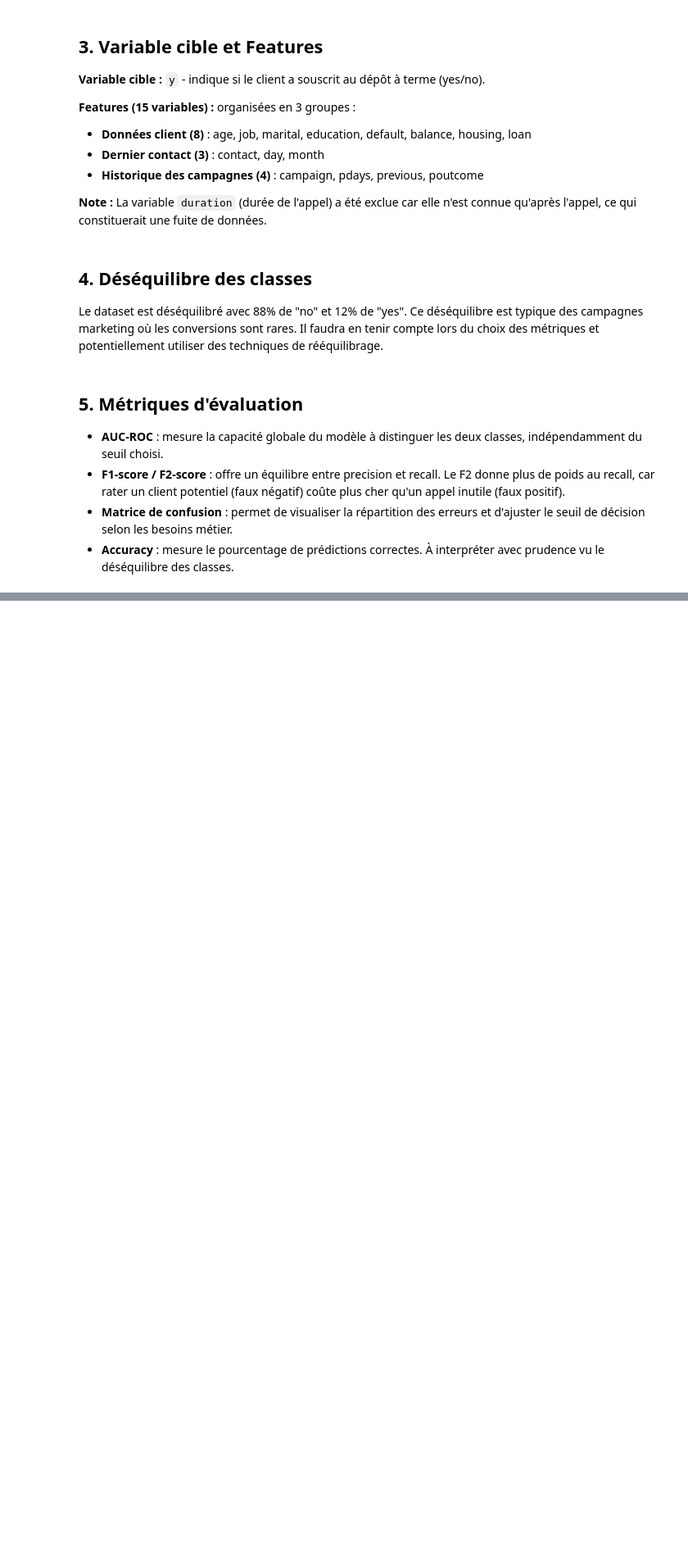
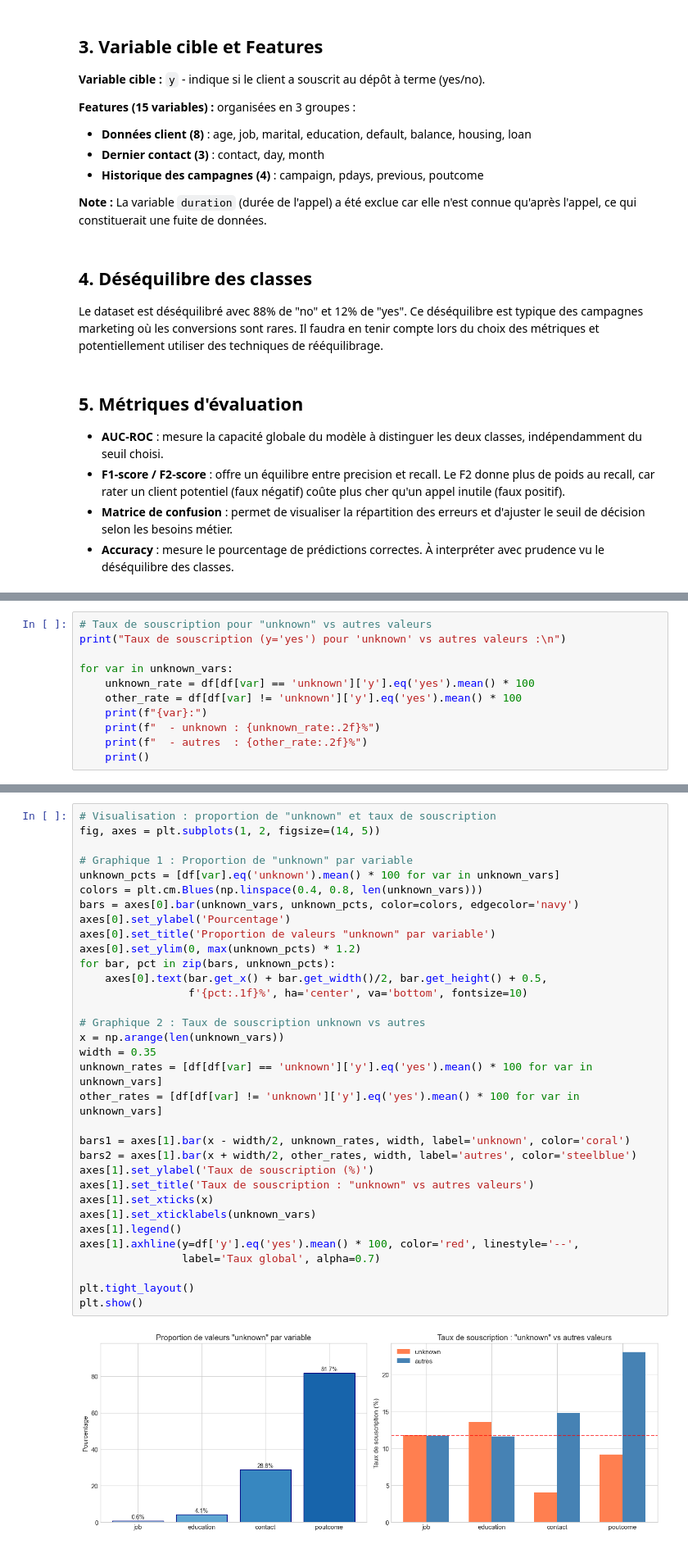
Before and after one commit to mathiaschebbah/ml_project, a Jupyter notebook: notebook.ipynb, the cells around one changed output, grey strips where cells are left out. Shown at 82% size. Drawn from its saved outputs; the diff is of its cells as text; blank space fills up the shorter version.

```diff
--- a/notebook.ipynb
+++ b/notebook.ipynb
@@ -32,0 +143,11 @@ Le dataset est déséquilibré avec 88% de "no" et 12% de "yes". Ce déséquilib
+# %%
+# Taux de souscription pour "unknown" vs autres valeurs
+print("Taux de souscription (y='yes') pour 'unknown' vs autres valeurs :\n")
+
+for var in unknown_vars:
+    unknown_rate = df[df[var] == 'unknown']['y'].eq('yes').mean() * 100
+    other_rate = df[df[var] != 'unknown']['y'].eq('yes').mean() * 100
+    print(f"{var}:")
+    print(f"  - unknown : {unknown_rate:.2f}%")
+    print(f"  - autres  : {other_rate:.2f}%")
+    print()
@@ -32,0 +172,35 @@ Le dataset est déséquilibré avec 88% de "no" et 12% de "yes". Ce déséquilib
+# %%
+# Visualisation : proportion de "unknown" et taux de souscription
+fig, axes = plt.subplots(1, 2, figsize=(14, 5))
+
+# Graphique 1 : Proportion de "unknown" par variable
+unknown_pcts = [df[var].eq('unknown').mean() * 100 for var in unknown_vars]
+colors = plt.cm.Blues(np.linspace(0.4, 0.8, len(unknown_vars)))
+bars = axes[0].bar(unknown_vars, unknown_pcts, color=colors, edgecolor='navy')
+axes[0].set_ylabel('Pourcentage')
+axes[0].set_title('Proportion de valeurs "unknown" par variable')
+axes[0].set_ylim(0, max(unknown_pcts) * 1.2)
+for bar, pct in zip(bars, unknown_pcts):
+    axes[0].text(bar.get_x() + bar.get_width()/2, bar.get_height() + 0.5,
+                 f'{pct:.1f}%', ha='center', va='bottom', fontsize=10)
+
+# Graphique 2 : Taux de souscription unknown vs autres
+x = np.arange(len(unknown_vars))
+width = 0.35
+unknown_rates = [df[df[var] == 'unknown']['y'].eq('yes').mean() * 100 for var in unknown_vars]
+other_rates = [df[df[var] != 'unknown']['y'].eq('yes').mean() * 100 for var in unknown_vars]
+
+bars1 = axes[1].bar(x - width/2, unknown_rates, width, label='unknown', color='coral')
+bars2 = axes[1].bar(x + width/2, other_rates, width, label='autres', color='steelblue')
+axes[1].set_ylabel('Taux de souscription (%)')
+axes[1].set_title('Taux de souscription : "unknown" vs autres valeurs')
+axes[1].set_xticks(x)
+axes[1].set_xticklabels(unknown_vars)
+axes[1].legend()
+axes[1].axhline(y=df['y'].eq('yes').mean() * 100, color='red', linestyle='--',
+                label='Taux global', alpha=0.7)
+
+plt.tight_layout()
+plt.show()
+# %% [output]
+[figure, added]
```
Also changed, not shown: parts of 19 cells of this notebook.
